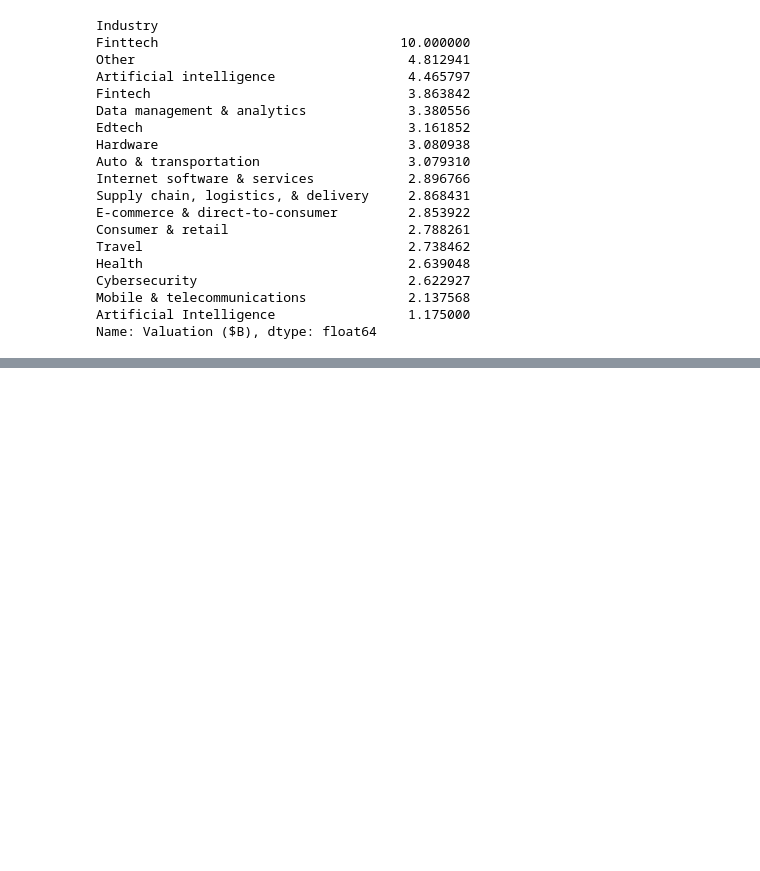
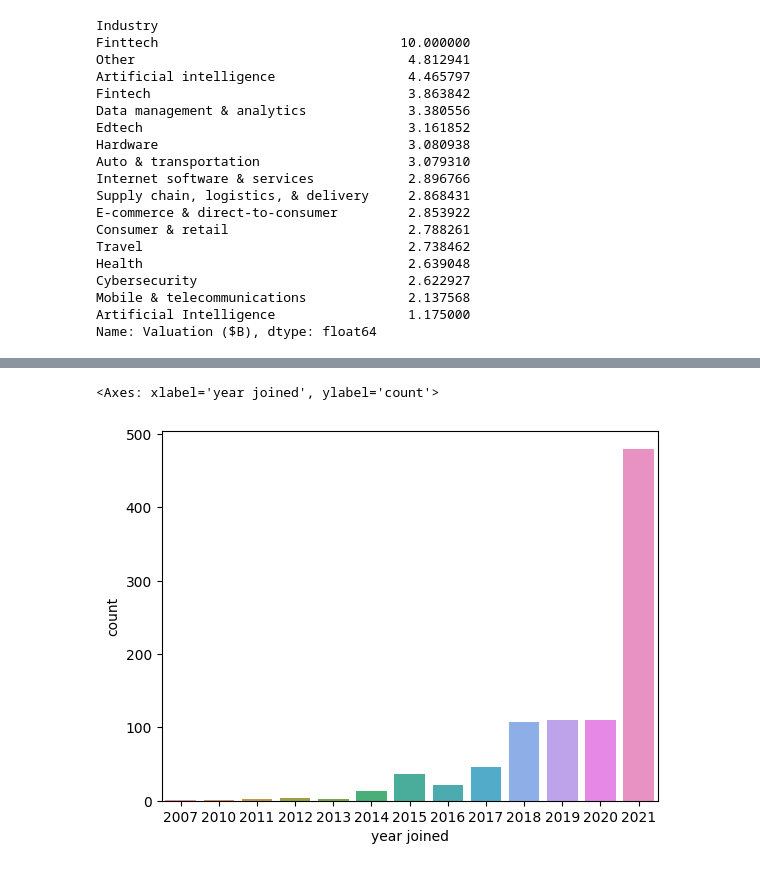
Before and after one commit to Shweta-singh-davv/python-data-science, a Jupyter notebook: startup.ipynb, the cells around one changed output, grey strips where cells are left out. Drawn from its saved outputs; the diff is of its cells as text; code cells hidden in the pictures; blank space fills up the shorter version.

```diff
--- a/startup.ipynb
+++ b/startup.ipynb
@@ -173,0 +184,7 @@ Name: City, Length: 239, dtype: int64
+# %%
+# year having most number of stat ups registered
+# firstly, create a new column with name year to store only year portion of the date joined column
+start_up['year joined']= start_up['Date Joined'].dt.year
+# %%
+# changing it to category type and performing visualisation
+start_up['year joined'] =start_up['year joined'].astype("category")
@@ -173,0 +218,5 @@ Name: City, Length: 239, dtype: int64
+# %%
+sns.countplot(x='year joined' , data = start_up)
+# %% [output]
+<Axes: xlabel='year joined', ylabel='count'>
+[figure, added]
```
Also changed, not shown: parts of 5 cells of this notebook.
